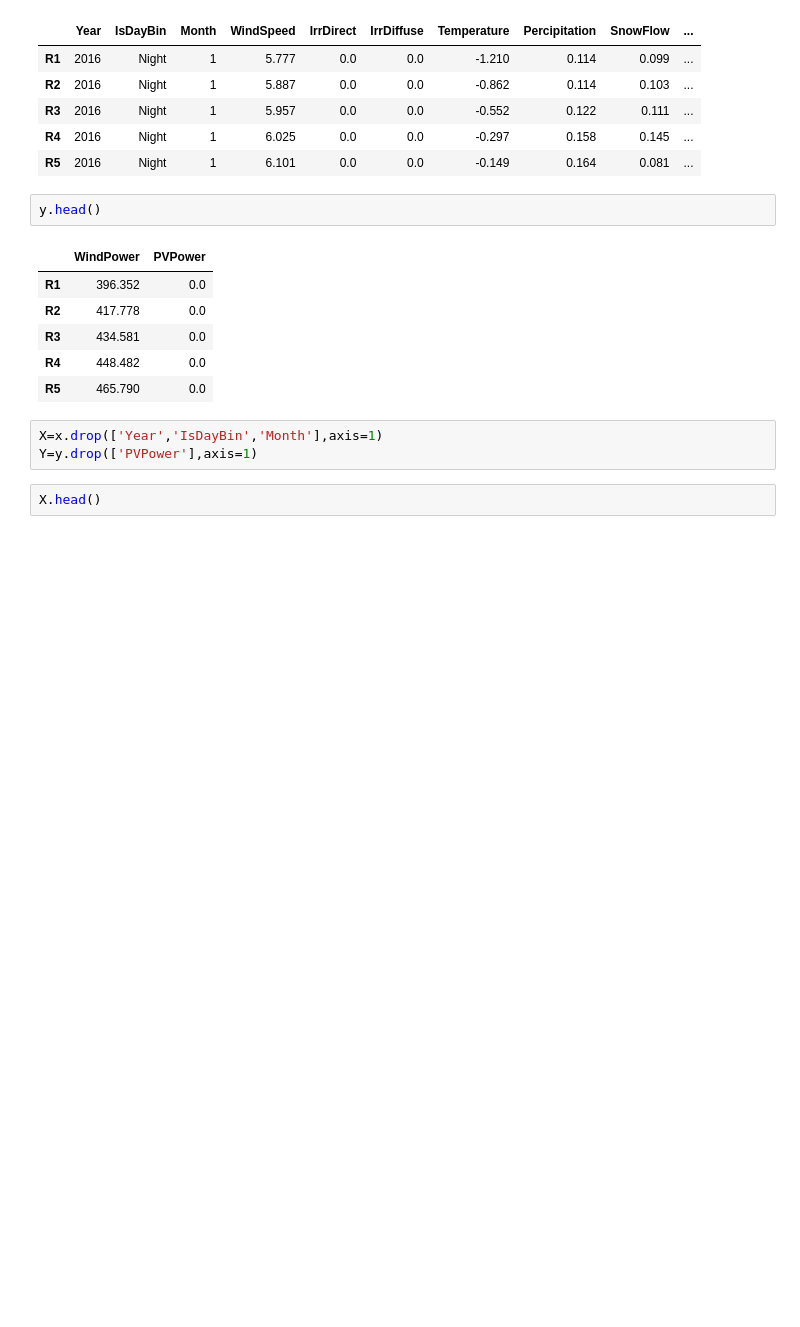
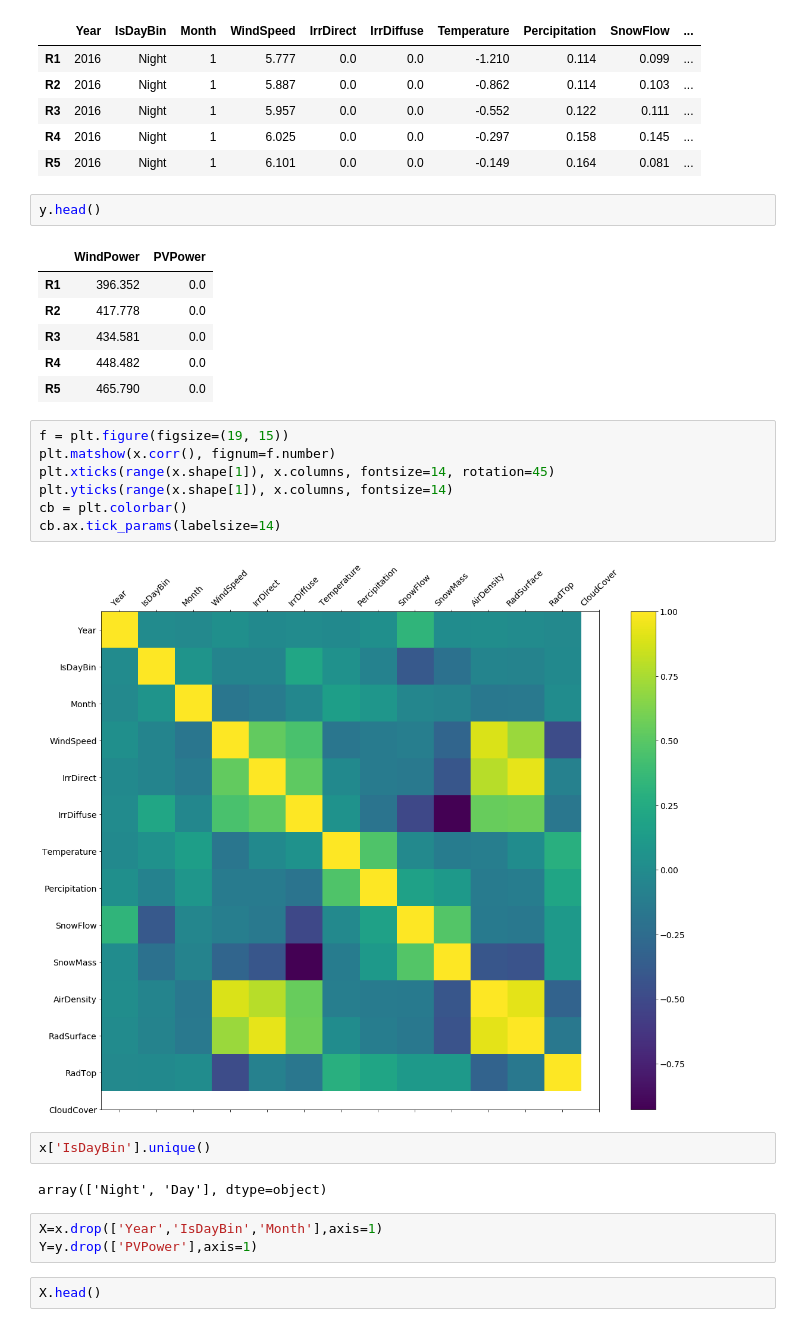
Before and after one commit to fredralm/TTK4260, a Jupyter notebook: L3/ElectricalPowerProductionPrediction.ipynb, the cells around one changed output. Drawn from its saved outputs; the diff is of its cells as text; blank space fills up the shorter version.

```diff
--- a/L3/ElectricalPowerProductionPrediction.ipynb
+++ b/L3/ElectricalPowerProductionPrediction.ipynb
@@ -26,6 +26,19 @@ y.head()
 | R3 | 434.581 | 0.0 |
 | R4 | 448.482 | 0.0 |
 | R5 | 465.790 | 0.0 |
+# %%
+f = plt.figure(figsize=(19, 15))
+plt.matshow(x.corr(), fignum=f.number)
+plt.xticks(range(x.shape[1]), x.columns, fontsize=14, rotation=45)
+plt.yticks(range(x.shape[1]), x.columns, fontsize=14)
+cb = plt.colorbar()
+cb.ax.tick_params(labelsize=14)
+# %% [output]
+[figure, added]
+# %%
+x['IsDayBin'].unique()
+# %% [output]
+array(['Night', 'Day'], dtype=object)
 # %%
 X=x.drop(['Year','IsDayBin','Month'],axis=1)
 Y=y.drop(['PVPower'],axis=1)
```
Also changed, not shown: parts of 1 cell of this notebook.
